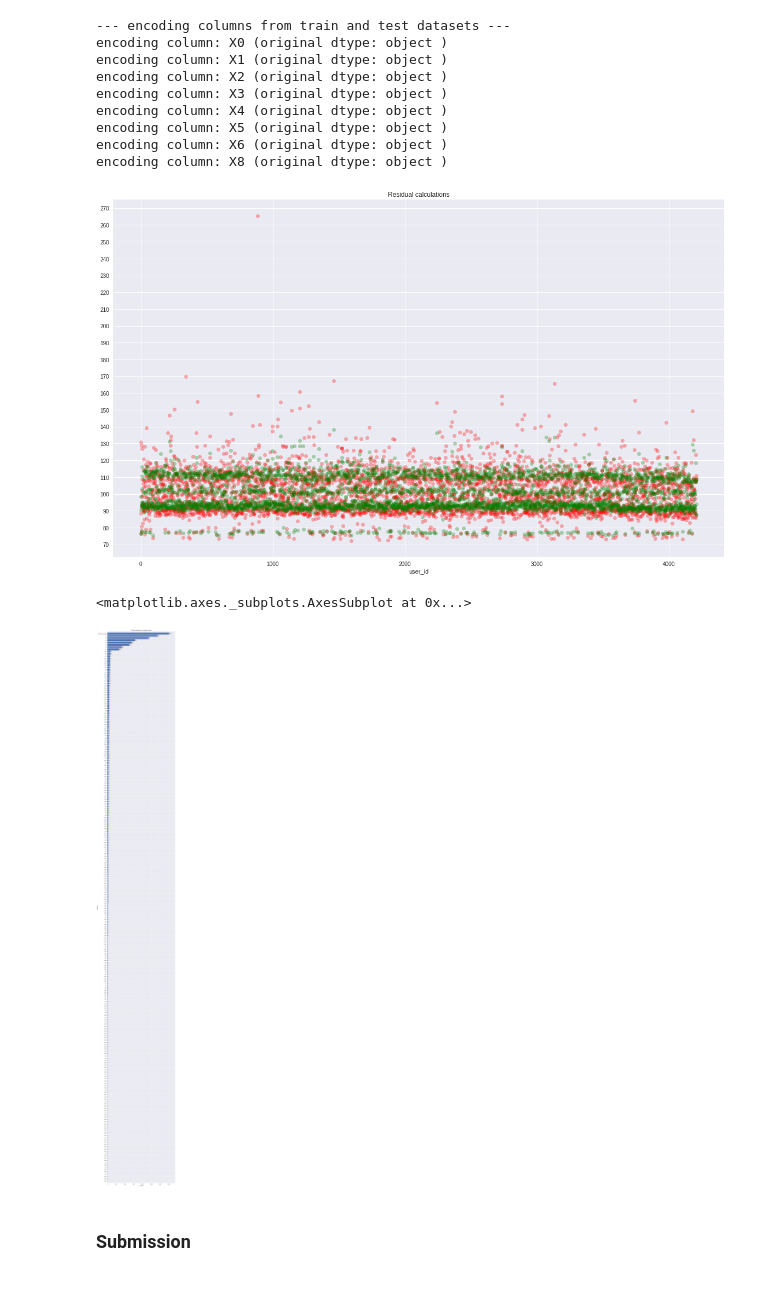
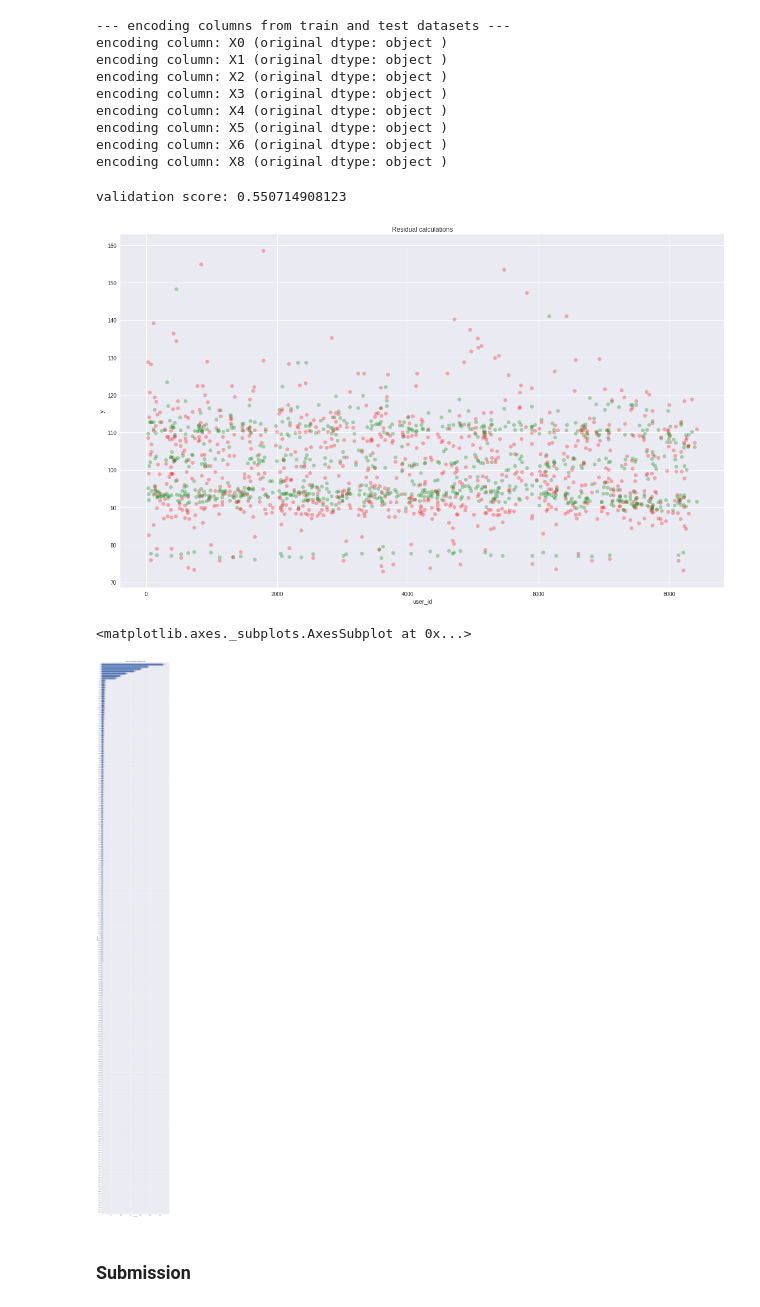
Before and after one commit to jovsa/mercedes-benz-greener-manufacturing, a Jupyter notebook: mercedes-benz-greener-manufacturing/notebooks/initial benchmark.ipynb, the cells around one changed output. Saved outputs shown, nothing was run; the diff lists cells and outputs as text; code cells hidden in the pictures.

```diff
--- a/mercedes-benz-greener-manufacturing/notebooks/initial benchmark.ipynb
+++ b/mercedes-benz-greener-manufacturing/notebooks/initial benchmark.ipynb
@@ -36,10 +36,16 @@ SUBMISSION_PATH = '/kaggle/dev/mercedes-benz-greener-manufacturing-data/submissi
 train = pd.read_csv(os.path.join(DATA_PATH, 'train.csv'))
 test = pd.read_csv(os.path.join(DATA_PATH, 'test.csv'))
 sample_submission = pd.read_csv(os.path.join(DATA_PATH, 'sample_submission.csv'))
+
+# reseting index
+train = train.set_index('ID')
+test = test.set_index('ID')
 # %%
 target_col = ['y']
-predictor_cols = [col for col in train.columns if col not in target_col]
+ignore_cols = []
+ignore_cols.append(target_col[0])
+train_cols = [col for col in train.columns if col not in ignore_cols]
 
-train_x = train[predictor_cols]
+train_x = train[train_cols]
 train_y = train[target_col]
-test_x = test[predictor_cols]
+test_x = test[train_cols]
@@ -240,3 +68,27 @@ encoding column: X4 (original dtype: object )
 encoding column: X5 (original dtype: object )
 encoding column: X6 (original dtype: object )
 encoding column: X8 (original dtype: object )
+# %%
+trn_x, val_x, trn_y, val_y = model_selection.train_test_split(train_x, train_y, test_size=0.20, random_state=seed_val)
+# %%
+def xgb_r2(y_pred, dtrain):
+    y_true = dtrain.get_label()
+    r2_sklearn = r2_score(y_true, y_pred)
+    r2_sklearn = r2_sklearn * -1.0
+    return 'error', r2_sklearn
+
+estimator = [{
+        'objective': "reg:linear",
+        'max_depth': 10,
+        'learning_rate': 0.05,
+        'nthread': 12,
+        'seed': seed_val,
+        'subsample': 0.8,
+        'silent': True
+    }]
+
+eval_set =[(trn_x, trn_y), (val_x, val_y)]
+model = XGBRegressor(**estimator[0]).fit(trn_x, trn_y, eval_set=eval_set, verbose=False, eval_metric=xgb_r2)
+print('validation score:', r2_score(val_y, model.predict(val_x) ))
+# %% [output]
+validation score: 0.550714908123
@@ -245,19 +101,20 @@ majorLocator = MultipleLocator(10)
 
 fix, ax = plt.subplots(figsize=(20,12))
 plt.title('Residual calculations')
+plt.ylabel('y')
 plt.xlabel('user_id')
-plt.plot(post_analysis['y_true'],'ro', alpha=0.30)
-plt.plot(post_analysis['y_pred'],'go', alpha=0.30)
+plt.plot(post_analysis.index.values, post_analysis['y_true'],'ro', alpha=0.30)
+plt.plot(post_analysis.index.values, post_analysis['y_pred'],'go', alpha=0.30)
 ax.yaxis.set_major_locator(majorLocator)
 plt.show()
 # %% [output]
-[figure, old version]
+[figure, new version]
 # %%
 fig, ax = plt.subplots(figsize=(12,100))
-xgb.plot_importance(blended_model, height=0.8, ax=ax, title='Feature importance of blended model')
+xgb.plot_importance(model, height=0.8, ax=ax, title='Feature importance of blended model')
 # %% [output]
 <matplotlib.axes._subplots.AxesSubplot at 0x...>
-[figure, old version]
+[figure, new version]
 # %% [markdown]
 ### Submission
 # %%
```
Also changed, not shown: parts of 7 cells of this notebook.
